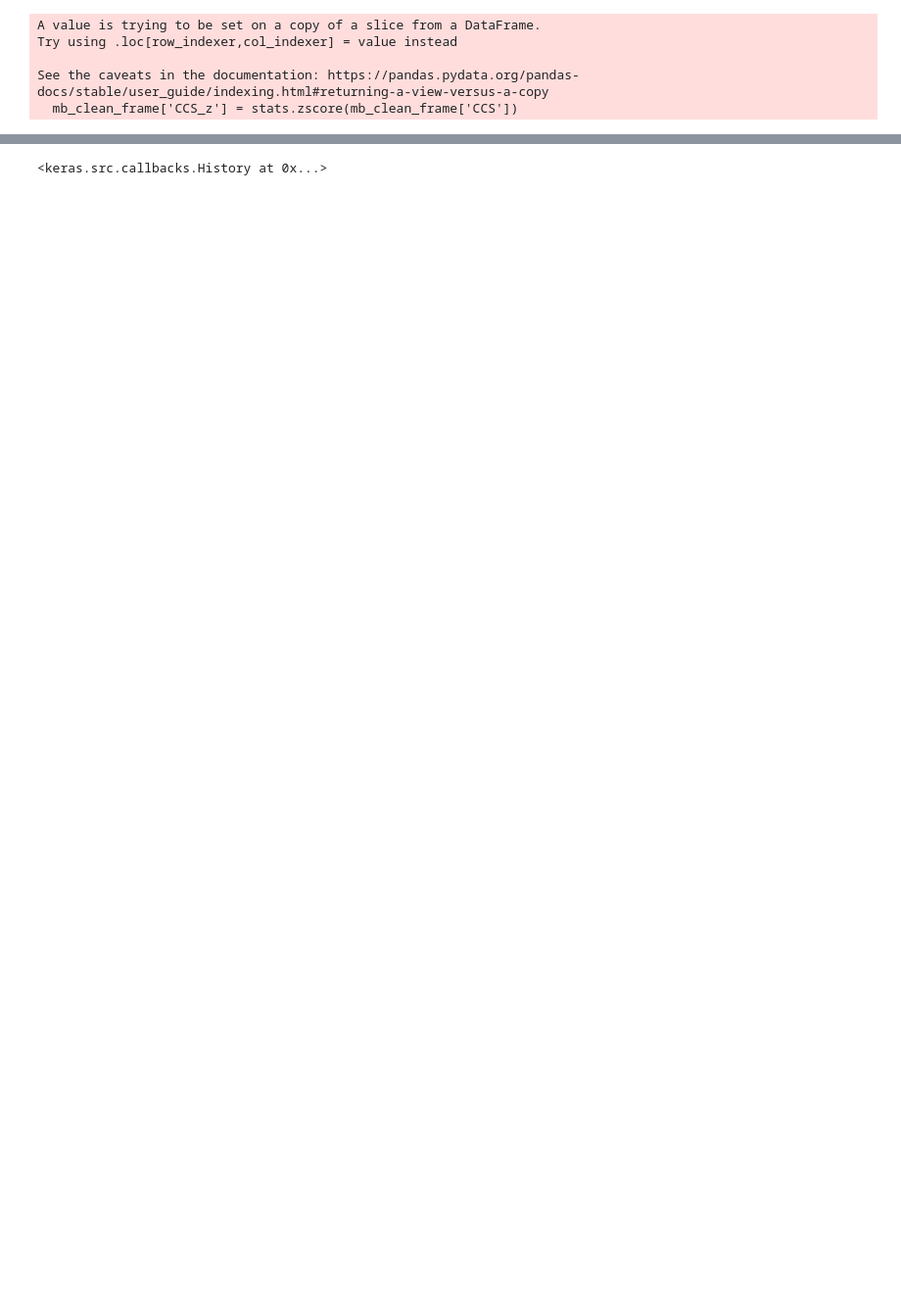
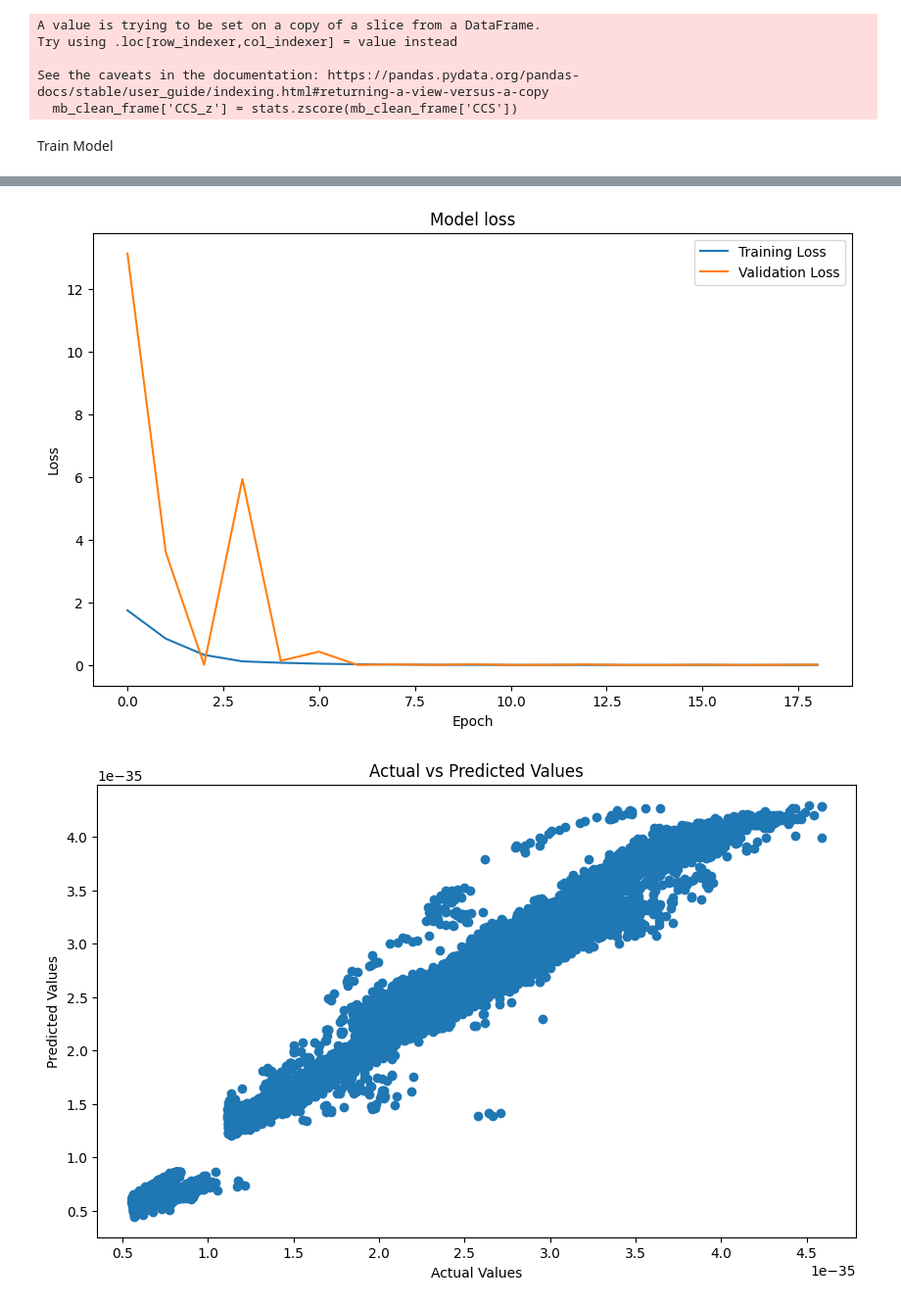
Before and after one commit to IngiumDev/ion-mobility-prediction, a Jupyter notebook: models/CNN/CNN.ipynb, the cells around one changed output, grey strips where cells are left out. Shown at 98% size. Drawn from its saved outputs; the diff is of its cells as text; code cells hidden in the pictures; blank space fills up the shorter version.

```diff
--- a/models/CNN/CNN.ipynb
+++ b/models/CNN/CNN.ipynb
@@ -62,16 +60,14 @@ Try using .loc[row_indexer,col_indexer] = value instead
 
 See the caveats in the documentation: https://pandas.pydata.org/pandas-docs/stable/user_guide/indexing.html#returning-a-view-versus-a-copy
   mb_clean_frame['CCS_z'] = stats.zscore(mb_clean_frame['CCS'])
+# %% [markdown]
+Train Model
 # %%
-from tensorflow.keras.models import Sequential
-from tensorflow.keras.layers import Dense, Conv1D, Flatten
-from tensorflow.keras.callbacks import EarlyStopping, ModelCheckpoint, ProgbarLogger
-from sklearn.model_selection import train_test_split
 
 # Reshape the data for CNN
 X = X.values.reshape(X.shape[0], X.shape[1], 1)
 
-# Split the data into training and test sets
+# Split the data into training and test sets (1/5 of the data as a testing set)
 X_train, X_test, y_train, y_test = train_test_split(X, y, test_size=0.2, random_state=42)
 
 # Define the CNN model
@@ -89,6 +85,38 @@ early_stopping = EarlyStopping(monitor='val_loss', patience=5)
 progress_bar = ProgbarLogger(count_mode='steps', stateful_metrics=None)
 
 # Train the model
-model.fit(X_train, y_train, validation_data=(X_test, y_test), batch_size=32, epochs=100, callbacks=[early_stopping, progress_bar])
+history = model.fit(X_train, y_train, validation_data=(X_test, y_test), batch_size=32, epochs=100, callbacks=[early_stopping, progress_bar])
+
+# Predict on test set
+y_pred = model.predict(X_test)
+
+# Calculate R^2 and MSE
+r2 = r2_score(y_test, y_pred)
+mse = mean_squared_error(y_test, y_pred)
+
+# Calculate Median Relative Error
+median_relative_error = median_absolute_error(y_test * ccs_std + ccs_mean, y_pred * ccs_std + ccs_mean) / np.median(y_test * ccs_std + ccs_mean)
+
+print(f"R^2: {r2}")
+print(f"MSE: {mse}")
+print(f"Median Relative Error: {median_relative_error}")
+
+# Plotting loss during training and validation
+plt.figure(figsize=(10, 6))
+plt.plot(history.history['loss'], label='Training Loss')
+plt.plot(history.history['val_loss'], label='Validation Loss')
+plt.title('Model loss')
+plt.ylabel('Loss')
+plt.xlabel('Epoch')
+plt.legend()
+plt.show()
+
+# Plotting actual vs predicted values
+plt.figure(figsize=(10, 6))
+plt.scatter(y_test * ccs_std + ccs_mean, y_pred * ccs_std + ccs_mean)
+plt.xlabel('Actual Values')
+plt.ylabel('Predicted Values')
+plt.title('Actual vs Predicted Values')
+plt.show()
 # %% [output]
 Epoch 1/100
@@ -111 +139,2 @@ Epoch 20/100
-<keras.src.callbacks.History at 0x...>
+[figure, added]
+[figure, added]
```
Also changed, not shown: parts of 15 cells of this notebook, 2 other files.
